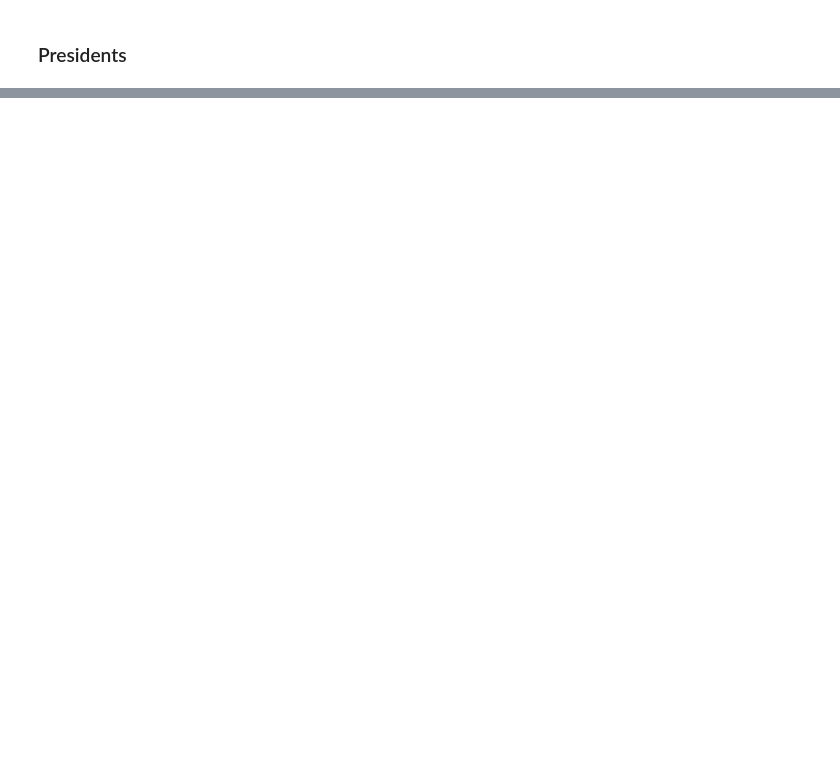
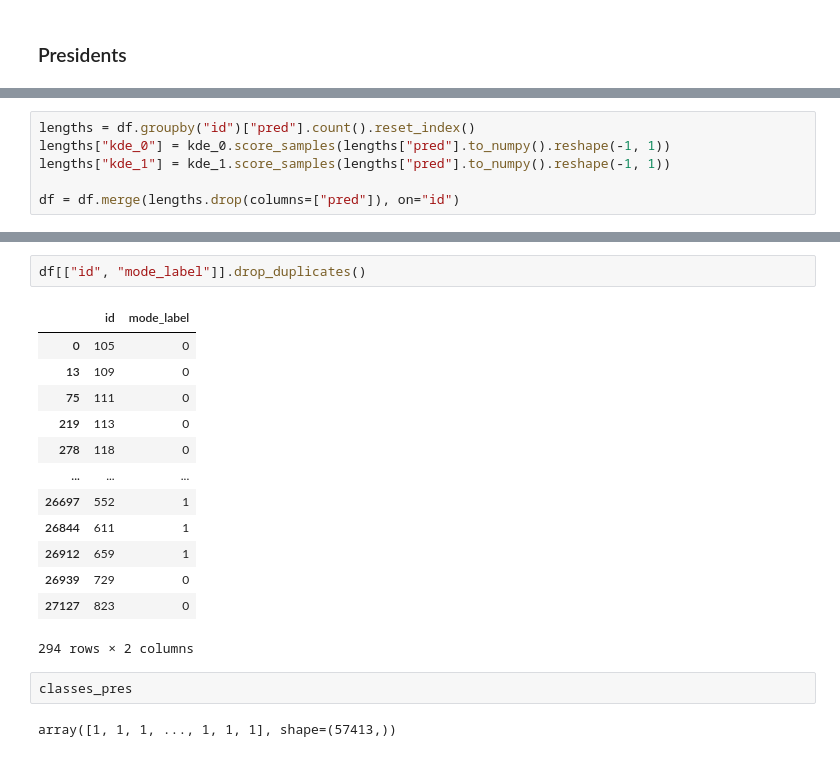
Before and after one commit to BshKatrin/RITAL-NLP-project, a Jupyter notebook: notebooks/cls_base_models.ipynb, the cells around one changed output, grey strips where cells are left out. Cells and saved outputs as stored; diff of their text form; blank space fills up the shorter version.

```diff
--- a/notebooks/cls_base_models.ipynb
+++ b/notebooks/cls_base_models.ipynb
@@ -49,0 +179,6 @@ embeds = np.load("../Dataset/embeddings/pres_camembert_base.npy")
+# %%
+lengths = df.groupby("id")["pred"].count().reset_index()
+lengths["kde_0"] = kde_0.score_samples(lengths["pred"].to_numpy().reshape(-1, 1))
+lengths["kde_1"] = kde_1.score_samples(lengths["pred"].to_numpy().reshape(-1, 1))
+
+df = df.merge(lengths.drop(columns=["pred"]), on="id")
@@ -49,0 +200,20 @@ embeds = np.load("../Dataset/embeddings/pres_camembert_base.npy")
+# %%
+df[["id", "mode_label"]].drop_duplicates()
+# %% [output]
+|  | id | mode_label |
+| 0 | 105 | 0 |
+| 13 | 109 | 0 |
+| 75 | 111 | 0 |
+| 219 | 113 | 0 |
+| 278 | 118 | 0 |
+| ... | ... | ... |
+| 26697 | 552 | 1 |
+| 26844 | 611 | 1 |
+| 26912 | 659 | 1 |
+| 26939 | 729 | 0 |
+| 27127 | 823 | 0 |
+294 rows × 2 columns
+# %%
+classes_pres
+# %% [output]
+array([1, 1, 1, ..., 1, 1, 1], shape=(57413,))
```
Also changed, not shown: parts of 50 cells of this notebook, 2 other files.
